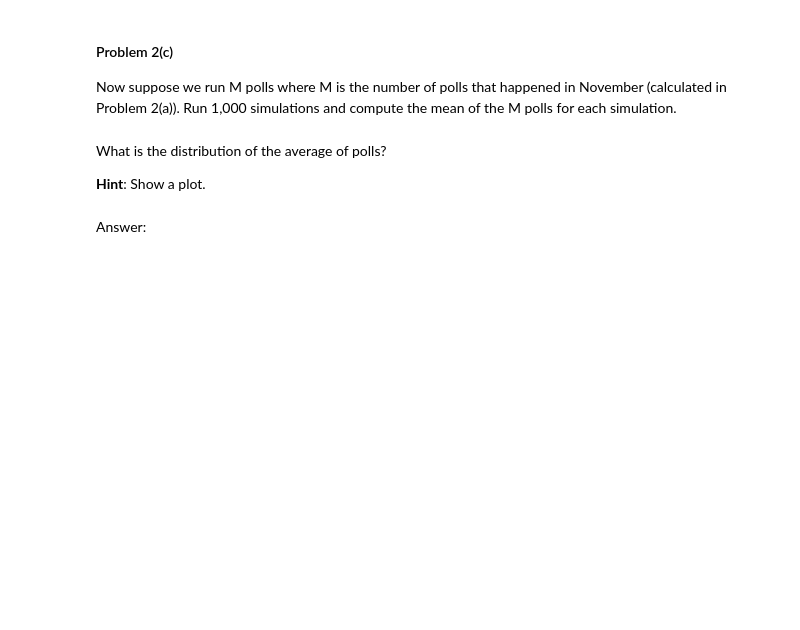
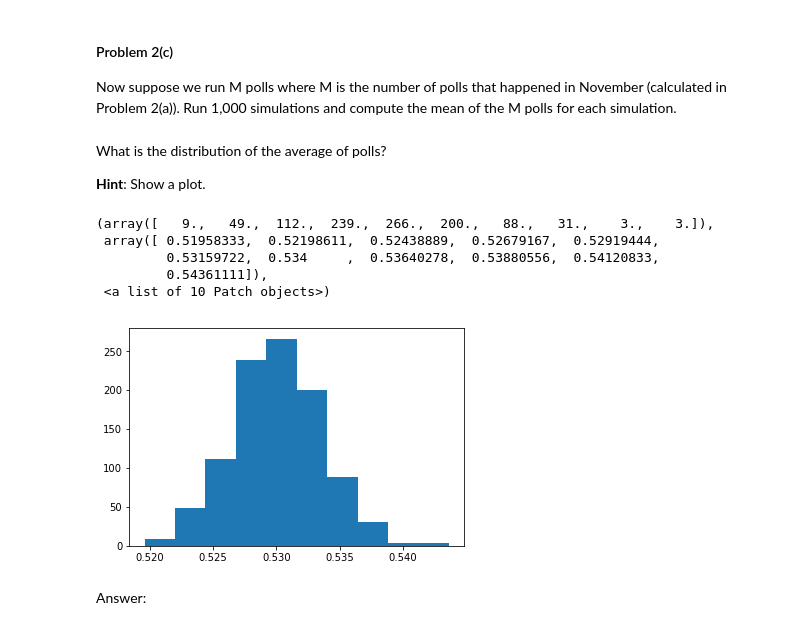
Before and after one commit to Theerit/2014, a Jupyter notebook: homework/HW2.ipynb, the cells around one changed output. Saved outputs shown, nothing was run; the diff lists cells and outputs as text; code cells hidden in the pictures; blank space fills up the shorter version.

```diff
--- a/homework/HW2.ipynb
+++ b/homework/HW2.ipynb
@@ -343,9 +336,22 @@ Now suppose we run M polls where M is the number of polls that happened in Novem
+# %%
+#your code here
+def simulate_polls(N,M,p):
+    return map(lambda x: np.mean(np.random.binomial(1,p,size = int(N))),xrange(M))
+sim_1000 = map(lambda y:np.mean(simulate_polls(N=N,M=M,p=0.53)),xrange(1000))
 # %% [markdown]
 What is the distribution of the average of polls?
 
 **Hint**: Show a plot.
 # %%
 #your code here
+plt.hist(sim_1000)
+# %% [output]
+(array([   9.,   49.,  112.,  239.,  266.,  200.,   88.,   31.,    3.,    3.]),
+ array([ 0.51958333,  0.52198611,  0.52438889,  0.52679167,  0.52919444,
+         0.53159722,  0.534     ,  0.53640278,  0.53880556,  0.54120833,
+         0.54361111]),
+ <a list of 10 Patch objects>)
+[figure, added]
 # %% [markdown]
 Answer:
 # %% [markdown]
```
Also changed, not shown: parts of 10 cells of this notebook.
